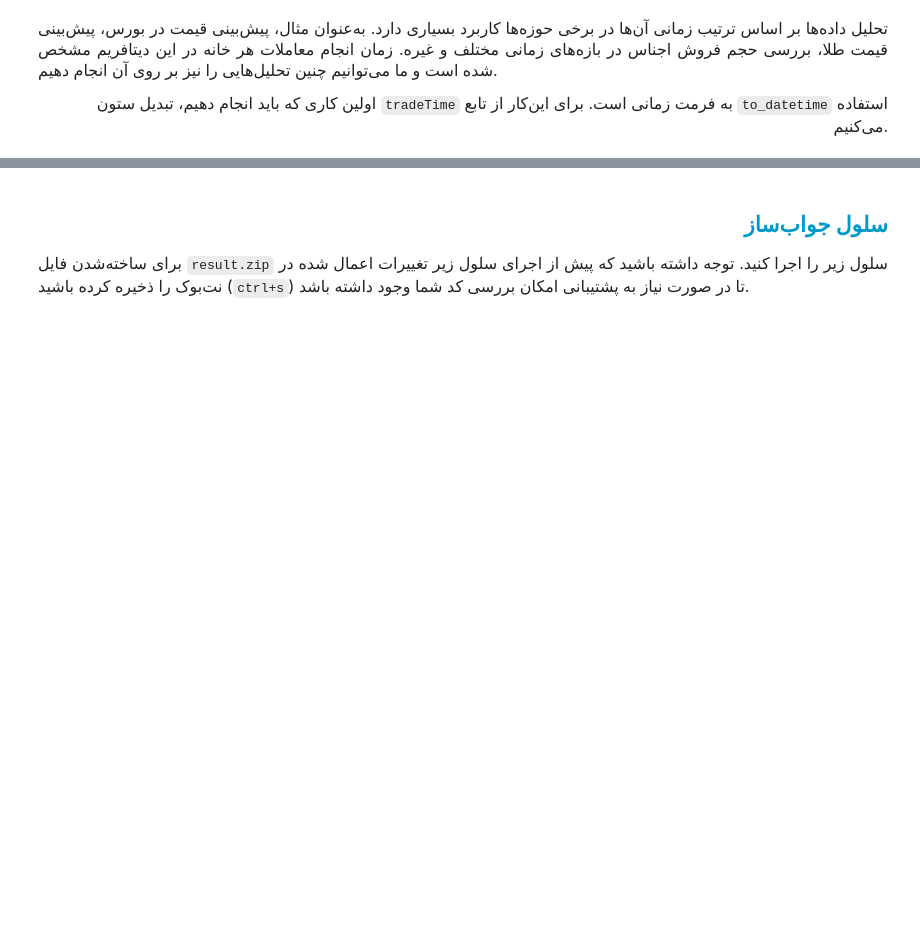
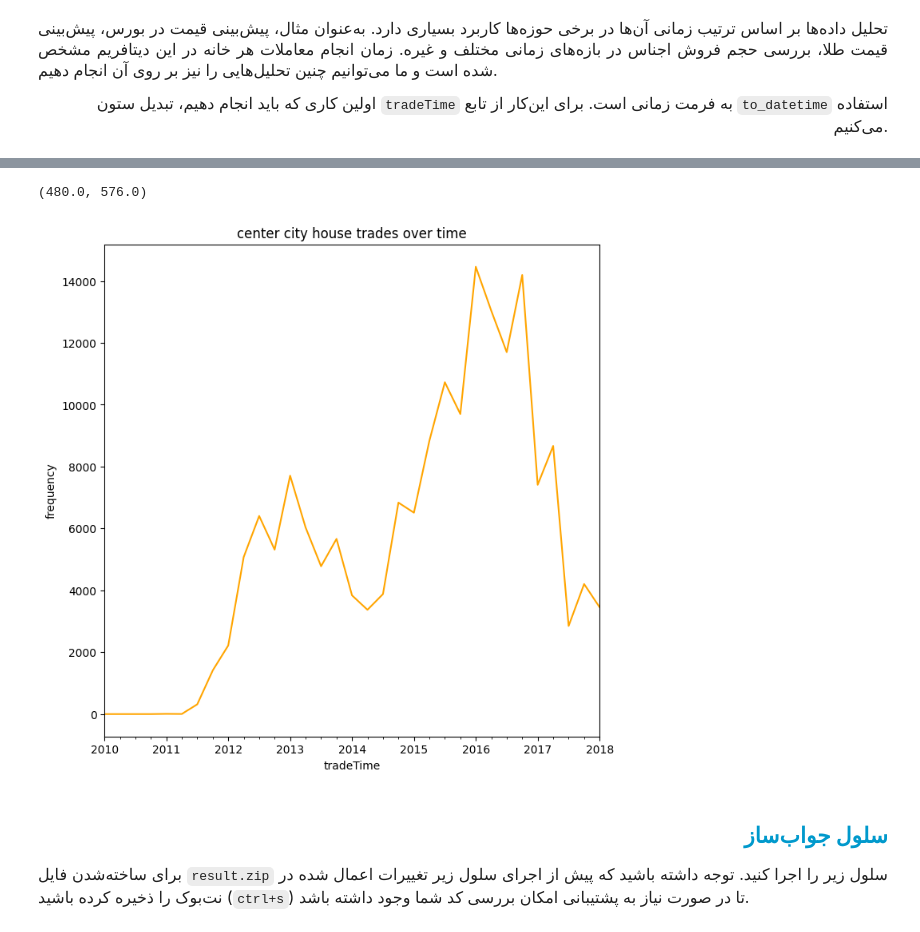
Before and after one commit to MortezaHagh/da-py, a Jupyter notebook: 65-china_5_time_series/5_time_series.ipynb, the cells around one changed output, grey strips where cells are left out. Saved outputs shown, nothing was run; the diff lists cells and outputs as text; code cells hidden in the pictures; blank space fills up the shorter version.

```diff
--- a/65-china_5_time_series/5_time_series.ipynb
+++ b/65-china_5_time_series/5_time_series.ipynb
@@ -160,0 +231,5 @@ fig2 , ax2 = None # To-Do
+# %%
+df3 = housing_extended.copy()
+df3 = df3[df3['tradeTime']>=datetime(2010,1,1)]
+# df3 = df3[df3['distanceToCapital']<15]
+df3.head()
@@ -161,3 +243,14 @@ fig2 , ax2 = None # To-Do
+# %%
+fig2 , ax2 = plt.subplots(figsize=(8,8))
+tt = df3.resample('3M', on='tradeTime').apply(lambda x: (x['distanceToCapital']<15).sum())
+tt.plot(ax=ax2, color='orange')
+ax2.set_ylabel('frequency')
+ax2.set_title('center city house trades over time')
+ax2.set_xlim([datetime(2010,1,1), datetime(2018,1,1)])
+# tt.index.year
+# %% [output]
+(480.0, 576.0)
+[figure, added]
 # %% [markdown]
 <h2 align=right style="line-height:200%;font-family:vazir;color:#0099cc">
 <font face="vazir" color="#0099cc">
```
Also changed, not shown: parts of 10 cells of this notebook, 12 other files.
